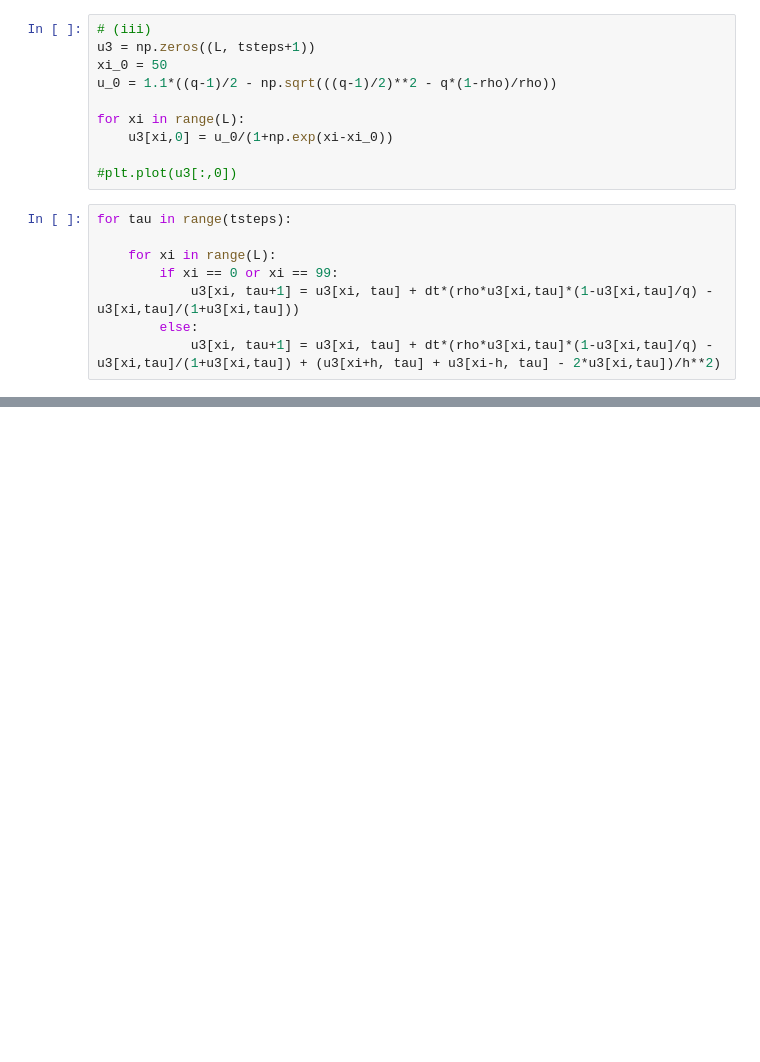
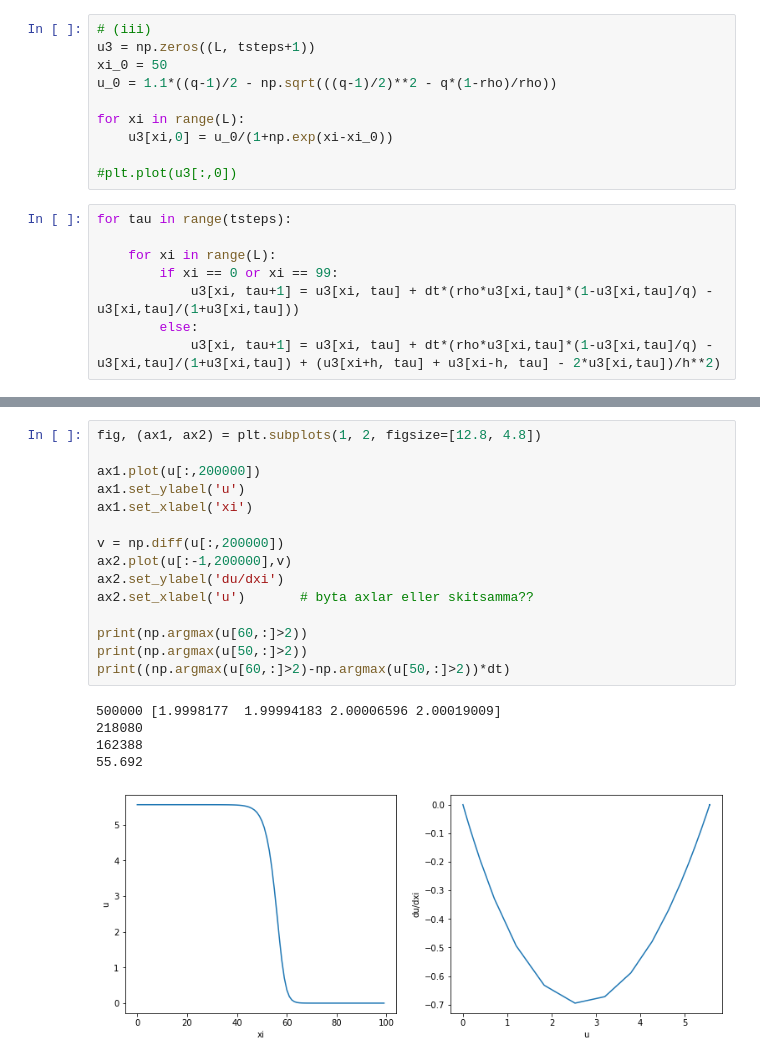
Before and after one commit to AxelEiman/CompBio, a Jupyter notebook: Hw2.1.ipynb, the cells around one changed output, grey strips where cells are left out. Saved outputs shown, nothing was run; the diff lists cells and outputs as text; blank space fills up the shorter version.

```diff
--- a/Hw2.1.ipynb
+++ b/Hw2.1.ipynb
@@ -72 +72,22 @@ for i in np.linspace(0,tmax/dt,10):
+# %%
+fig, (ax1, ax2) = plt.subplots(1, 2, figsize=[12.8, 4.8])
+
+ax1.plot(u[:,200000])
+ax1.set_ylabel('u')
+ax1.set_xlabel('xi')
+
+v = np.diff(u[:,200000])
+ax2.plot(u[:-1,200000],v)
+ax2.set_ylabel('du/dxi')
+ax2.set_xlabel('u')       # byta axlar eller skitsamma??
+
+print(np.argmax(u[60,:]>2))
+print(np.argmax(u[50,:]>2))
+print((np.argmax(u[60,:]>2)-np.argmax(u[50,:]>2))*dt)
+# %% [output]
+500000 [1.9998177  1.99994183 2.00006596 2.00019009]
+218080
+162388
+55.692
+[figure, added]
 # %%
```
Also changed, not shown: parts of 4 cells of this notebook.
